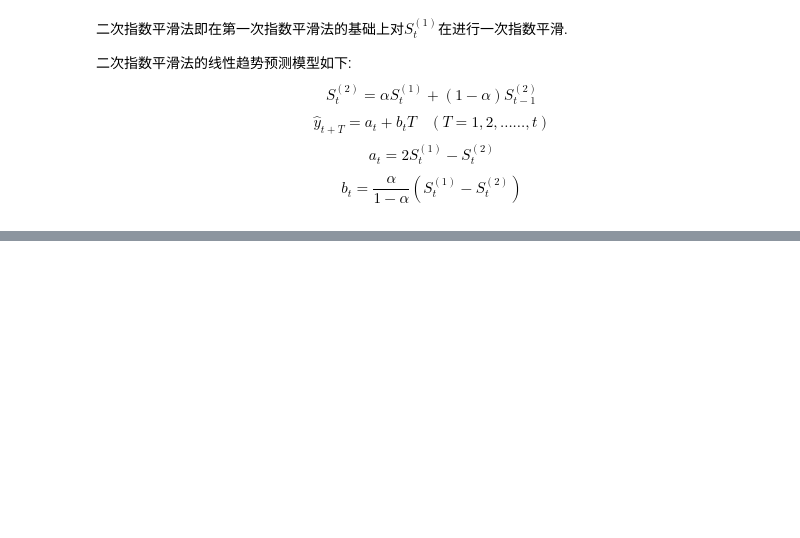
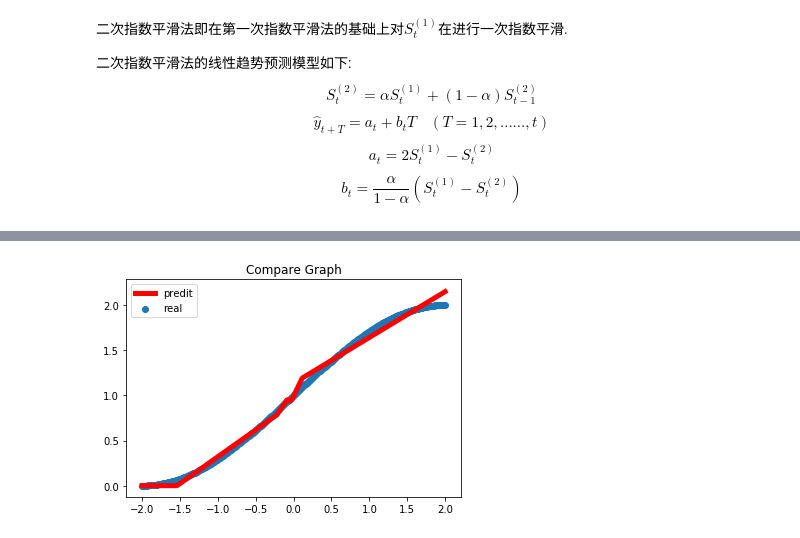
Before and after one commit to MLZC/-, a Jupyter notebook: week4/week4.ipynb, the cells around one changed output, grey strips where cells are left out. Saved outputs shown, nothing was run; the diff lists cells and outputs as text; code cells hidden in the pictures; blank space fills up the shorter version.

```diff
--- a/week4/week4.ipynb
+++ b/week4/week4.ipynb
@@ -142,0 +157,99 @@ plt.show()
+# %%
+# 创建一个神经网络层
+def add_layer(input, in_size, out_size, activation_function = None):
+    """
+    :param input:
+        神经网络层的输入
+    :param in_zize:
+        输入数据的大小
+    :param out_size:
+        输出数据的大小
+    :param activation_function:
+        神经网络激活函数，默认没有
+    """
+    with tf.name_scope('layer'):
+        with tf.name_scope('weights'):
+            # 定义神经网络的初始化权重
+            Weights = tf.Variable(tf.random_normal([in_size, out_size]))
+        with tf.name_scope('biases'):
+            # 定义神经网络的偏置
+            biases = tf.Variable(tf.zeros([1, out_size]) + 0.1)
+        with tf.name_scope('W_mul_x_plus_b'):
+            # 计算w*x+b
+            W_mul_x_plus_b = tf.matmul(input, Weights) + biases
+        # 根据是否有激活函数进行处理
+        if activation_function is None:
+            output = W_mul_x_plus_b
+        else:
+            output = activation_function(W_mul_x_plus_b)
+        return output
+# 创建一个具有输入层、隐藏层*3、输出层的5层神经网络，神经元个数分别为1,3,3,3,1
+# 创建只有一个特征的输入数据，数据数目为300，输入层
+x_data = np.linspace(-2, 2, 300)[:, np.newaxis]
+
+# 创建输入数据对应的输出
+y_data = np.sin(np.pi/4*x_data) + 1
+
+with tf.name_scope('input'):
+    # 定义输入数据，None是样本数目，表示多少输入数据都行，1是输入数据的特征数目
+    xs = tf.placeholder(tf.float32, [None, 1], name = 'x_input')
+    # 定义输出数据，与xs同理
+    ys = tf.placeholder(tf.float32, [None, 1], name = 'y_input')
+
+# 定义三个隐藏层 都采用RELU激活函数
+hidden_layer = add_layer(xs, 1, 3, activation_function = tf.nn.relu)
+hidden_layer2 = add_layer(hidden_layer, 3, 3, activation_function = tf.nn.relu)
+hidden_layer3 = add_layer(hidden_layer2, 3, 3, activation_function = tf.nn.relu)
+
+
+# 定义输出层
+prediction = add_layer(hidden_layer3, 3, 1, activation_function = tf.nn.relu)
+
+# 求解神经网络参数
+
+# 定义损失函数
+with tf.name_scope('loss'):
+    loss = tf.reduce_mean(tf.reduce_sum(tf.square(ys - prediction),
+                                        reduction_indices = [1]))
+# 定义训练过程
+with tf.name_scope('train'):
+    train_step = tf.train.GradientDescentOptimizer(0.1).minimize(loss)
+# 变量初始化
+init = tf.global_variables_initializer()
+# 定义Session
+sess = tf.Session()
+# 执行初始化工作
+sess.run(init)
+
+# 绘制求解的曲线
+fig = plt.figure()
+ax = fig.add_subplot(1,1,1)
+ax.scatter(x_data, y_data,label="real")
+plt.ion()
+
+# 进行训练
+for i in range(1000):
+    # 执行训练，并传入数据
+    sess.run(train_step, feed_dict = {xs: x_data, ys: y_data})
+    if i % 50 == 0:
+        try:
+            ax.lines.remove(lines[0])
+        except Exception:
+            pass
+
+        #print (sess.run(loss, feed_dict = {xs: x_data, ys: y_data}))
+        # 计算预测值
+        prediction_value = sess.run(prediction, feed_dict = {xs: x_data})
+        #绘制预测值
+        lines = ax.plot(x_data, prediction_value, 'r-', lw = 5,label="predit")
+        plt.pause(0.1)
+# 将网络结构图写到文件中
+writer = tf.summary.FileWriter('log',sess.graph)
+tf.name_scope('name')
+plt.title("Compare Graph")
+plt.legend()
+plt.show()
+# 关闭Session
+sess.close()
+# %% [output]
+[figure, added]
```
Also changed, not shown: parts of 15 cells of this notebook, 34 other files.
